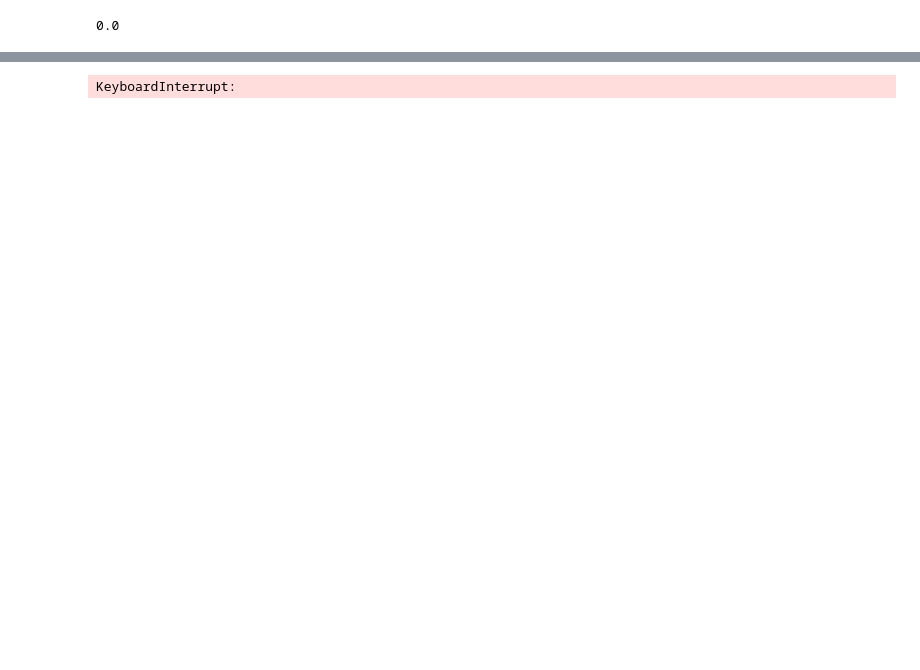
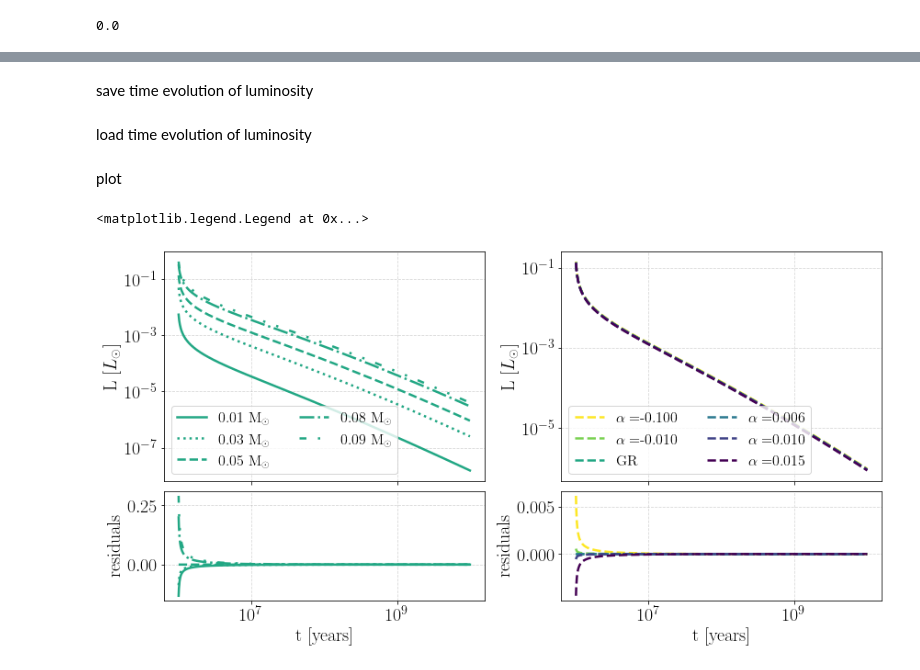
Before and after one commit to mariabenitocst/brown_dwarfs_palatini, a Jupyter notebook: jupyter-notebook/evolution_degeneracy.ipynb, the cells around one changed output, grey strips where cells are left out. Saved outputs shown, nothing was run; the diff lists cells and outputs as text; code cells hidden in the pictures; blank space fills up the shorter version.

```diff
--- a/jupyter-notebook/evolution_degeneracy.ipynb
+++ b/jupyter-notebook/evolution_degeneracy.ipynb
@@ -585,9 +606,6 @@ b1  = 2.; nu = 1.60; xH = 0.5*0.51
 X = 0.75; Y = 0.25; mu_1 = np.power((1+xH)*X + Y/4., -1); mu_e = np.power(X + Y/2., -1)
 kR = 0.01;
 
-#Na = ?? ; A  = ??; C  = ??; R  = #una option Rjup
-Na = 1.; A = 1.; C = 1.; R = 1.;
-
 i = 0
 for a in alpha:
     L[a] = {}
@@ -596,9 +614,8 @@ for a in alpha:
         k = 0
         for _psi in psi[a][m]:
             # polylog() does not accept arrays (really?? --> check!). Therefore, include for --> very slow!
-            L[a][m][k] = luminosity(_psi, m, R, G.value, Na, A, C, b1, nu, mu_1, mu_e, kR,
-                                    gamma[i], delta[i], alpha[i])
+            L[a][m][k] = luminosity(_psi, m, b1, nu, mu_1, mu_e, kR, gamma[i], delta[i], alpha[i])
             k += 1
     i += 1
-# %% [output]
-KeyboardInterrupt:
+# %% [markdown]
+save time evolution of luminosity
@@ -605,39 +631,70 @@ KeyboardInterrupt:
+# %% [markdown]
+load time evolution of luminosity
+# %%
+M          = [0.01, 0.03, 0.05, 0.08, 0.09]
+alpha      = [-0.1, -0.01, 0., 0.006, 0.010, 0.015]
+time       = {}
+luminosity = {}
+for a in alpha:
+    # input file
+    data           = np.genfromtxt("../data/luminosity_alpha="+str(a)+".dat", unpack=True)
+    time[a]        = data[0]
+    luminosity[a]  = {}
+    i              = 1
+    for m in M:
+        luminosity[a][m] = data[i]
+        i += 1
+# %% [markdown]
+plot
 # %%
+ls     = ["solid", "dotted", "dashed", "dashdot", (0, (3, 5, 1, 5, 1, 5))]
+colors = bokeh.palettes.viridis(6) # 6 different combinations of alpha parameters
+colors = colors[::-1] # reverse tuple
+
 fig = plt.figure(figsize=(14, 7))
-gs = fig.add_gridspec(3, 2, hspace=0.09, wspace=0.24)
+gs  = fig.add_gridspec(3, 2, hspace=0.09, wspace=0.24)
 ax1 = fig.add_subplot(gs[0:2, 0])
 ax2 = fig.add_subplot(gs[0:2, 1])
 ax3 = fig.add_subplot(gs[2, 0], sharex=ax1)
 ax4 = fig.add_subplot(gs[2, 1], sharex=ax2)
 
-a = 0. ; j = 2; i = 0
+a = 0.; j = 2; i = 0
 for m in M:
     ax1.plot(time[a], luminosity[a][m], ls=ls[i], lw=2.5, color=colors[j], label=("%.2f $\\rm M_{\\odot}$" %m))
-    ax3.plot(time[a], (luminosity[a][m]-luminosity[a][M[2]])*1e1, ls=ls[i], lw=2.5, color=colors[j])
+    ax3.plot(time[a], luminosity[a][m]-luminosity[a][M[2]], ls=ls[i], lw=2.5, color=colors[j])
     i += 1
+ax1.set_yscale("log")
 ax1.set_xscale("log")
 ax1.tick_params(labelbottom=False)
 ax3.set_xscale("log")
 ax1.grid(which="both", ls="--", alpha=0.5)
 ax3.grid(which="both", ls="--", alpha=0.5)
 ax3.set_xlabel("t [years]")
 ax1.set_ylabel(r"L $[L_\odot]$")
-ax3.set_ylabel(r"res. [$\times 10^{-1}$]")
-ax1.legend(frameon=True)
+ax3.set_ylabel(r"residuals")
+ax1.legend(frameon=True, loc=3, ncol=2, fontsize=16)
 
 j = 0; i = 2
 for a in alpha:
-    ax2.plot(time[a], luminosity[a][M[2]], ls=ls[i], lw=2.5, color=colors[j], label=("$\\alpha=$%.3f" %a))
-    ax4.plot(time[a], (luminsoity[a][M[2]] - luminosity[0.][M[2]])*1e3, ls=ls[i], lw=2.5, color=colors[j])
+    if a==0.:
+        ax2.plot(time[a], luminosity[a][M[2]], ls=ls[i], lw=2.5, color=colors[j], label="GR")
+    else:
+        ax2.plot(time[a], luminosity[a][M[2]], ls=ls[i], lw=2.5, color=colors[j], label=("$\\alpha=$%.3f" %a))
+    ax4.plot(time[a], luminosity[a][M[2]] - luminosity[0.][M[2]], ls=ls[i], lw=2.5, color=colors[j])
     j += 1
+ax2.set_yscale("log")
 ax2.set_xscale("log")
 ax2.tick_params(labelbottom=False)
 ax4.set_xscale("log")
 ax2.grid(which="both", ls="--", alpha=0.5)
 ax4.grid(which="both", ls="--", alpha=0.5)
 ax4.set_xlabel("t [years]")
 ax2.set_ylabel(r"L $[L_\odot]$")
-ax4.set_ylabel(r"res. [$\times 10^{-3}$]")
-ax2.legend(frameon=True)
+ax4.set_ylabel(r"residuals")
+#ax4.set_ylabel(r"$\rm \mid residuals\mid$")
+ax2.legend(frameon=True, loc=3, ncol=2, fontsize=16)
 
-fig.savefig("../Figs/degeneracy.pdf", bbox_inches="tight")
+#fig.savefig("../Figs/luminosity_bis.pdf", bbox_inches="tight")
+# %% [output]
+<matplotlib.legend.Legend at 0x...>
+[figure, added]
```
Also changed, not shown: parts of 20 cells of this notebook.
